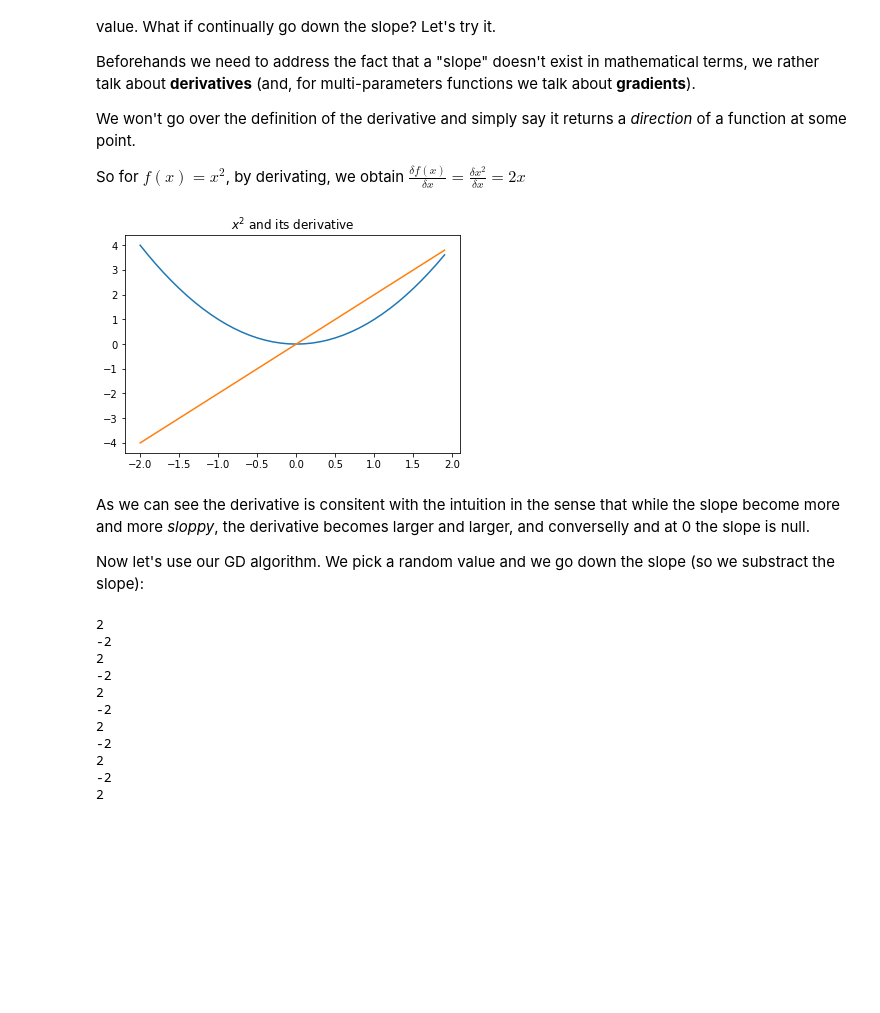
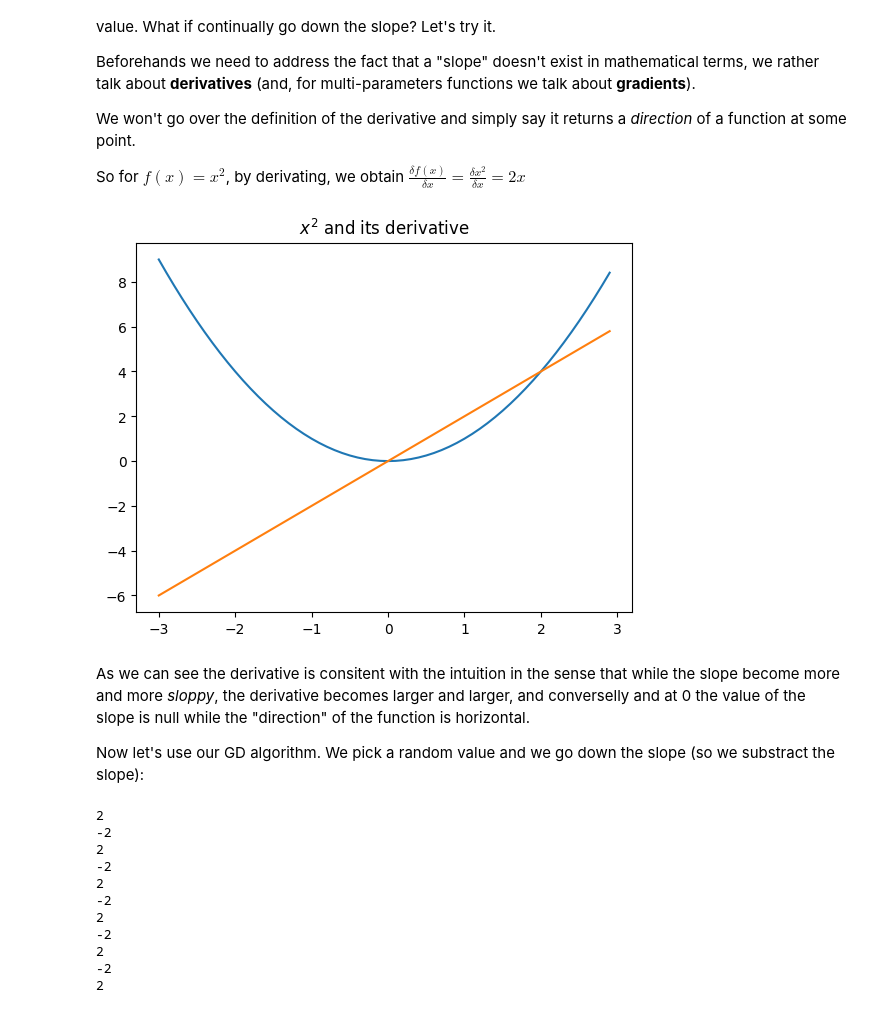
Before and after one commit to LeoSerena/ml_demo, a Jupyter notebook: ml_demo.ipynb, the cells around one changed output. Saved outputs shown, nothing was run; the diff lists cells and outputs as text; code cells hidden in the pictures; blank space fills up the shorter version.

```diff
--- a/ml_demo.ipynb
+++ b/ml_demo.ipynb
@@ -476,19 +491,19 @@ So for $f(x) = x^2$, by derivating, we obtain $\frac{\delta f(x)}{\delta x} = \f
 # %%
 def f(x):
     return x ** 2
 
 def df(x):
     return 2 * x
 
-x_values = np.arange(-2, 2, 0.1)
+x_values = np.arange(-3, 3, 0.1)
 plt.title('$x^2$ and its derivative')
 plt.plot(x_values, f(x_values))
 plt.plot(x_values, df(x_values))
 plt.show()
 # %% [output]
-[figure, old version]
+[figure, new version]
 # %% [markdown]
-As we can see the derivative is consitent with the intuition in the sense that while the slope become more and more *sloppy*, the derivative becomes larger and larger, and converselly and at 0 the slope is null.
+As we can see the derivative is consitent with the intuition in the sense that while the slope become more and more *sloppy*, the derivative becomes larger and larger, and converselly and at 0 the value of the slope is null while the "direction" of the function is horizontal.
 
 Now let's use our GD algorithm. We pick a random value and we go down the slope (so we substract the slope):
 # %%
```
Also changed, not shown: parts of 46 cells of this notebook, 3 other files.
